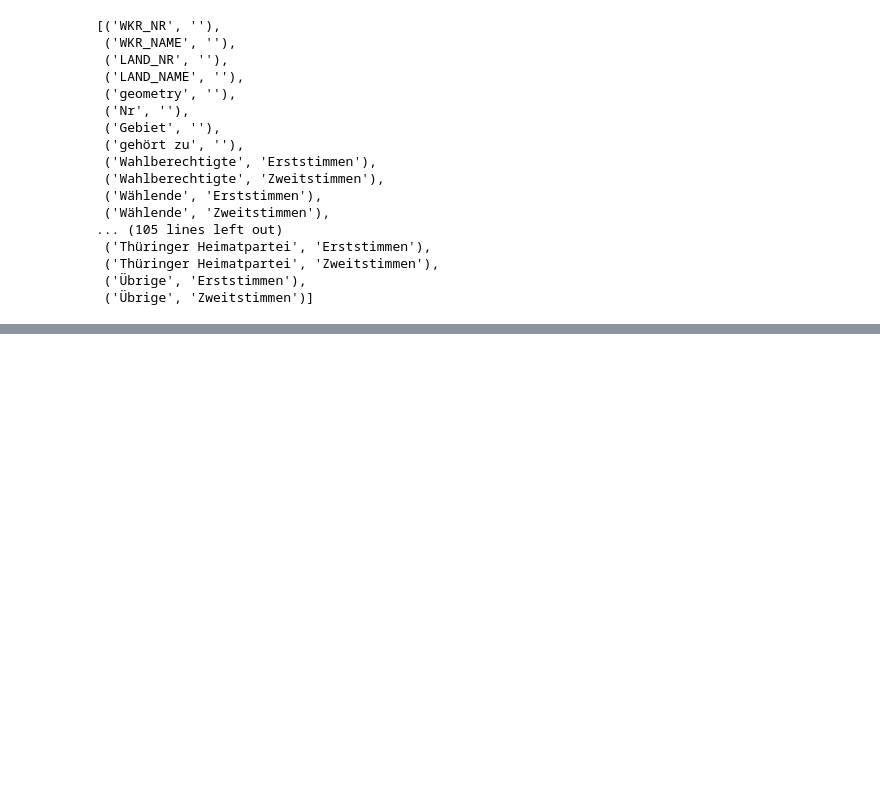
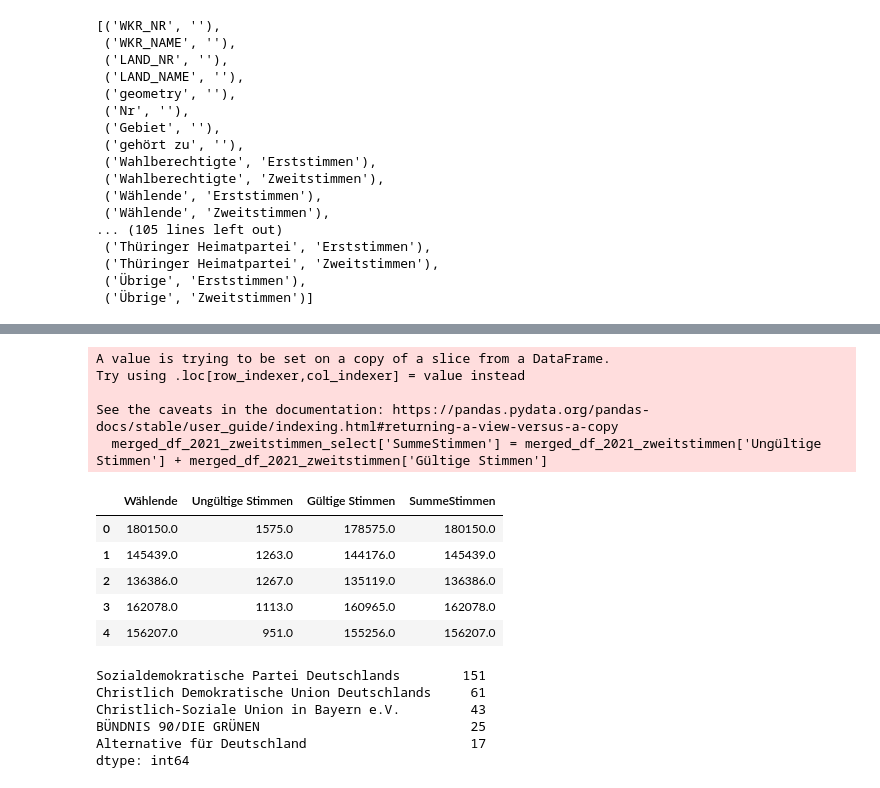
Before and after one commit to ElGarno/Wahl2021, a Jupyter notebook: ChloropethMapTest2.ipynb, the cells around one changed output, grey strips where cells are left out. Cells and saved outputs as stored; diff of their text form; code cells hidden in the pictures; blank space fills up the shorter version.

```diff
--- a/ChloropethMapTest2.ipynb
+++ b/ChloropethMapTest2.ipynb
@@ -180,0 +164,4 @@ merged_df_2021
+# %%
+merged_df_2021_zweitstimmen = merged_df_2021.drop('Erststimmen', axis=1, level=1)
+merged_df_2021_zweitstimmen.columns = merged_df_2021_zweitstimmen.columns.droplevel(1)
+merged_df_2021_zweitstimmen.head()
@@ -180,0 +176,28 @@ merged_df_2021
+# %%
+merged_df_2021_zweitstimmen_select = merged_df_2021_zweitstimmen[['Wählende', 'Ungültige Stimmen', 'Gültige Stimmen']]
+merged_df_2021_zweitstimmen_select['SummeStimmen'] = merged_df_2021_zweitstimmen['Ungültige Stimmen'] + merged_df_2021_zweitstimmen['Gültige Stimmen']
+merged_df_2021_zweitstimmen_select.head()
+# %% [output]
+A value is trying to be set on a copy of a slice from a DataFrame.
+Try using .loc[row_indexer,col_indexer] = value instead
+
+See the caveats in the documentation: https://pandas.pydata.org/pandas-docs/stable/user_guide/indexing.html#returning-a-view-versus-a-copy
+  merged_df_2021_zweitstimmen_select['SummeStimmen'] = merged_df_2021_zweitstimmen['Ungültige Stimmen'] + merged_df_2021_zweitstimmen['Gültige Stimmen']
+|  | Wählende | Ungültige Stimmen | Gültige Stimmen | SummeStimmen |
+| 0 | 180150.0 | 1575.0 | 178575.0 | 180150.0 |
+| 1 | 145439.0 | 1263.0 | 144176.0 | 145439.0 |
+| 2 | 136386.0 | 1267.0 | 135119.0 | 136386.0 |
+| 3 | 162078.0 | 1113.0 | 160965.0 | 162078.0 |
+| 4 | 156207.0 | 951.0 | 155256.0 | 156207.0 |
+# %%
+df_dropped = merged_df_2021.drop('Erststimmen', axis=1, level=1)
+df_dropped.columns = df_dropped.columns.droplevel(1)
+idx_max = df_dropped[parteien].idxmax(axis=1)
+print(idx_max.value_counts())
+# %% [output]
+Sozialdemokratische Partei Deutschlands        151
+Christlich Demokratische Union Deutschlands     61
+Christlich-Soziale Union in Bayern e.V.         43
+BÜNDNIS 90/DIE GRÜNEN                           25
+Alternative für Deutschland                     17
+dtype: int64
```
Also changed, not shown: parts of 6 cells of this notebook.
